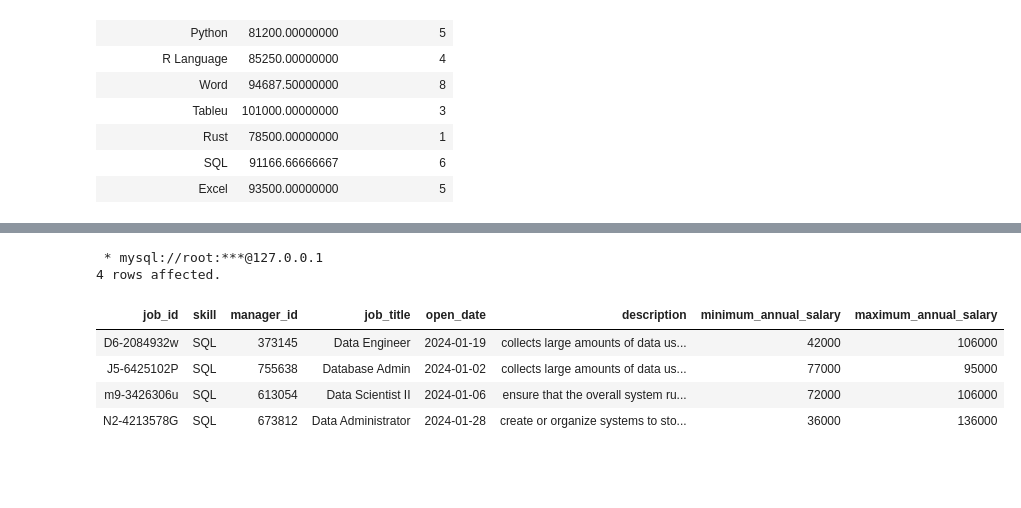
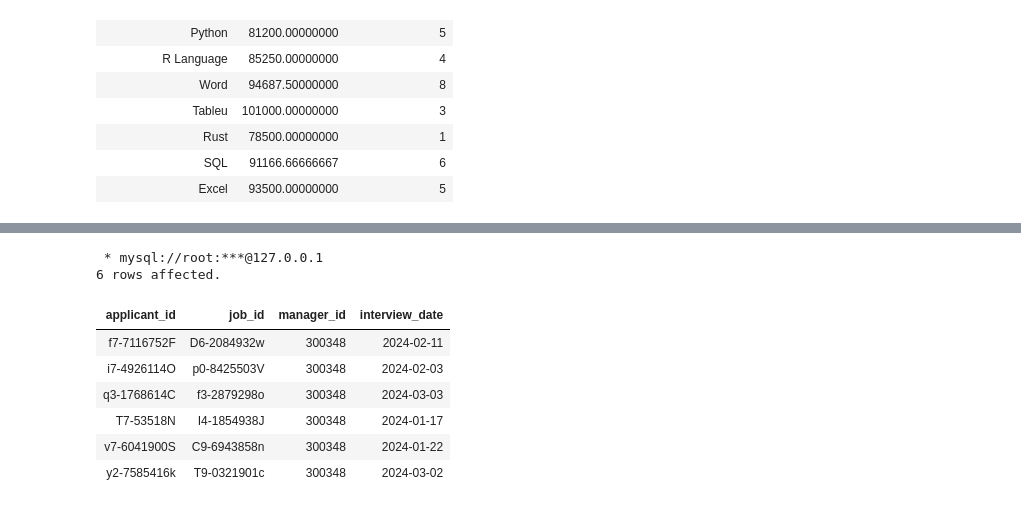
Before and after one commit to JasmineMadi/datajoint-tutorials, a Jupyter notebook: db-course/PythonFinalPro.ipynb, the cells around one changed output, grey strips where cells are left out. Cells and saved outputs as stored; diff of their text form; code cells hidden in the pictures; blank space fills up the shorter version.

```diff
--- a/db-course/PythonFinalPro.ipynb
+++ b/db-course/PythonFinalPro.ipynb
@@ -409,11 +427,14 @@ GROUP by skill
 # %%
 %%sql
-SELECT * FROM manager natural join job
+SELECT * FROM interview
+where manager_id=300348
 # %% [output]
  * mysql://root:***@127.0.0.1
-4 rows affected.
+6 rows affected.
-| job_id | skill | manager_id | job_title | open_date | description | minimum_annual_salary | maximum_annual_salary |
-| D6-2084932w | SQL | 373145 | Data Engineer | 2024-01-19 | collects large amounts of data us... | 42000 | 106000 |
-| J5-6425102P | SQL | 755638 | Database Admin | 2024-01-02 | collects large amounts of data us... | 77000 | 95000 |
-| m9-3426306u | SQL | 613054 | Data Scientist II | 2024-01-06 | ensure that the overall system ru... | 72000 | 106000 |
-| N2-4213578G | SQL | 673812 | Data Administrator | 2024-01-28 | create or organize systems to sto... | 36000 | 136000 |
+| applicant_id | job_id | manager_id | interview_date |
+| f7-7116752F | D6-2084932w | 300348 | 2024-02-11 |
+| i7-4926114O | p0-8425503V | 300348 | 2024-02-03 |
+| q3-1768614C | f3-2879298o | 300348 | 2024-03-03 |
+| T7-53518N | I4-1854938J | 300348 | 2024-01-17 |
+| v7-6041900S | C9-6943858n | 300348 | 2024-01-22 |
+| y2-7585416k | T9-0321901c | 300348 | 2024-03-02 |
```
Also changed, not shown: parts of 1 cell of this notebook.
